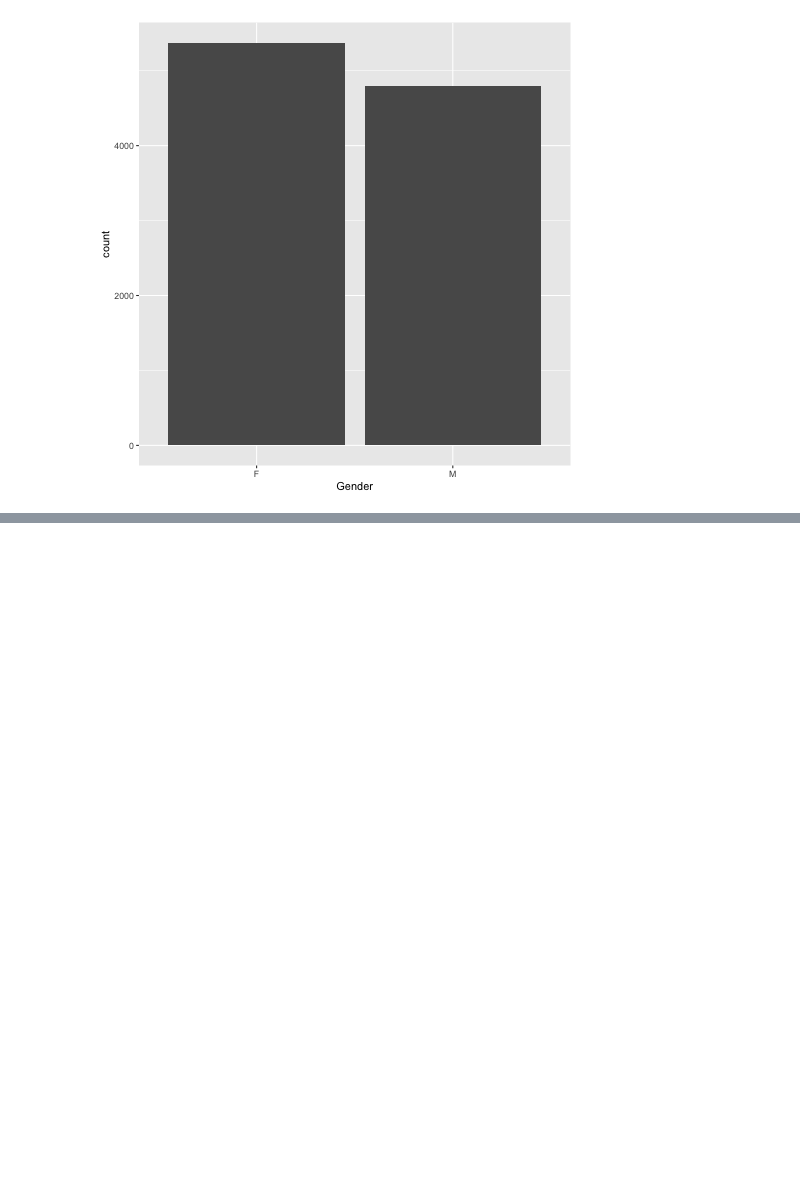
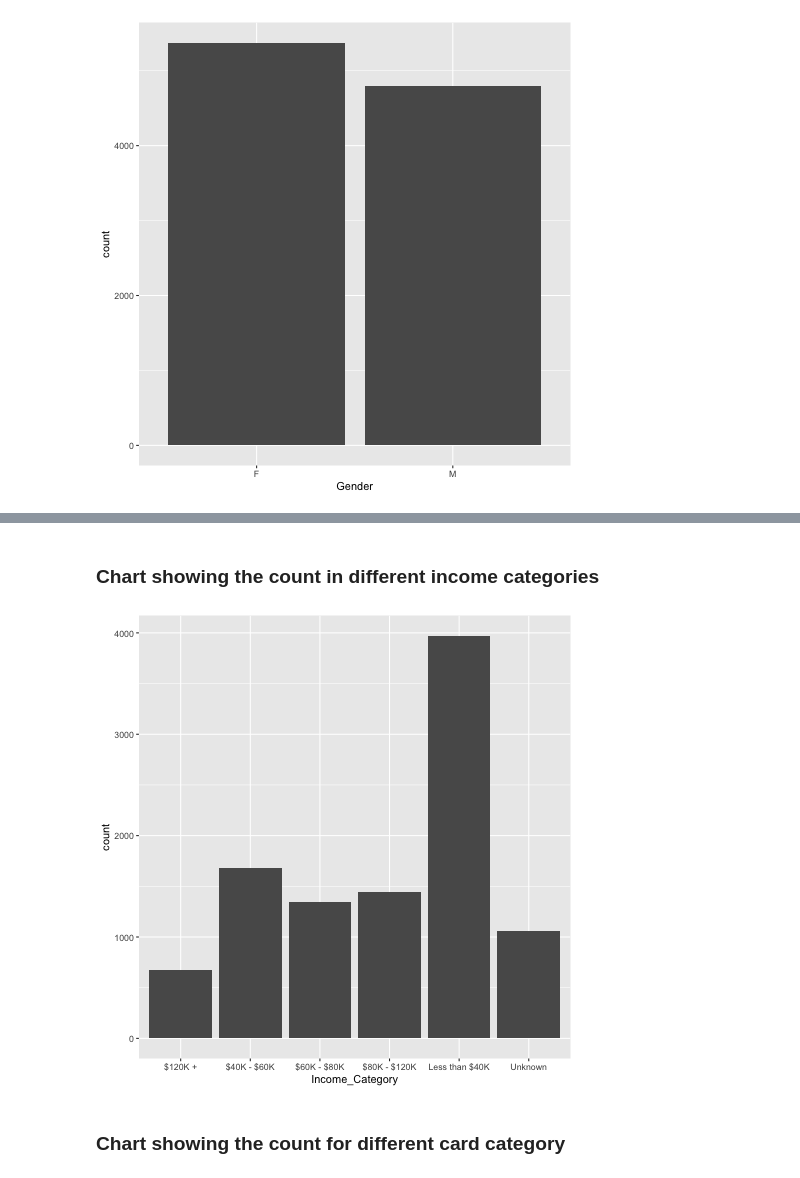
Before and after one commit to redradman/blue-chip-case, a Jupyter notebook: parser.ipynb, the cells around one changed output, grey strips where cells are left out. Saved outputs shown, nothing was run; the diff lists cells and outputs as text; code cells hidden in the pictures; blank space fills up the shorter version.

```diff
--- a/parser.ipynb
+++ b/parser.ipynb
@@ -85,0 +107,9 @@ ggplot(data, aes(x = Gender)) + geom_bar()
+# %% [markdown]
+### Chart showing the count in different income categories
+# %%
+%%R
+ggplot(data, aes(x = Income_Category)) + geom_bar()
+# %% [output]
+[figure, added]
+# %% [markdown]
+### Chart showing the count for different card category
```
Also changed, not shown: parts of 6 cells of this notebook.
